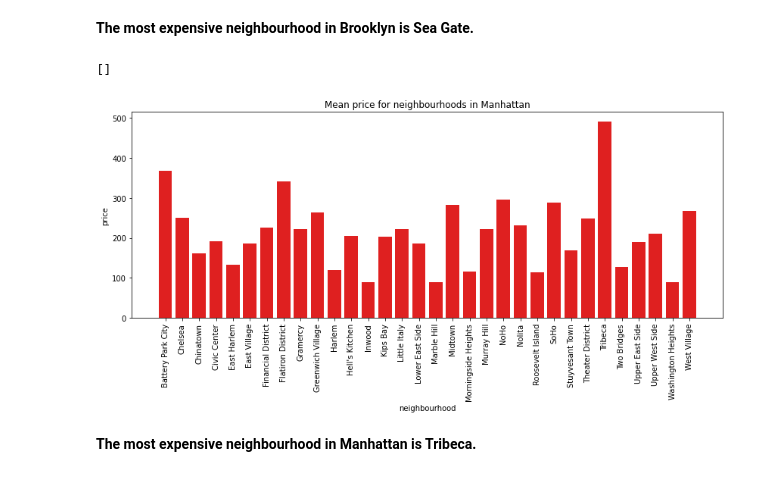
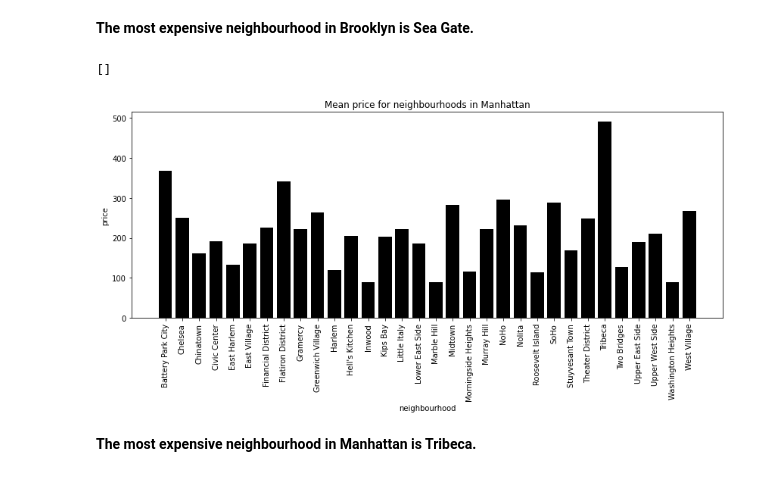
Before and after one commit to Sharath2021/Airbnb-Bookings-Analysis, a Jupyter notebook: Airbnb_Bookings_Analysis_EDA.ipynb, the cells around one changed output. Cells and saved outputs as stored; diff of their text form; code cells hidden in the pictures.

```diff
--- a/Airbnb_Bookings_Analysis_EDA.ipynb
+++ b/Airbnb_Bookings_Analysis_EDA.ipynb
@@ -422,13 +422,13 @@ brook_most_exp_nbh.plot(x='neighbourhood',y='price',kind='bar',figsize=(14,5),yl
 # %%
 #Manhattan
 plt.figure(figsize=(14,5))
-z=sns.barplot(x='neighbourhood',y='price',data=man_most_exp_nbh,color='red')
+z=sns.barplot(x='neighbourhood',y='price',data=man_most_exp_nbh,color='black')
 plt.xticks(rotation=90)
 plt.title('Mean price for neighbourhoods in Manhattan')
 z.plot()
 # %% [output]
 []
-[figure, old version]
+[figure, new version]
 # %% [markdown]
 **The most expensive neighbourhood in Manhattan is Tribeca.**
 # %%
```
Also changed, not shown: parts of 6 cells of this notebook.
